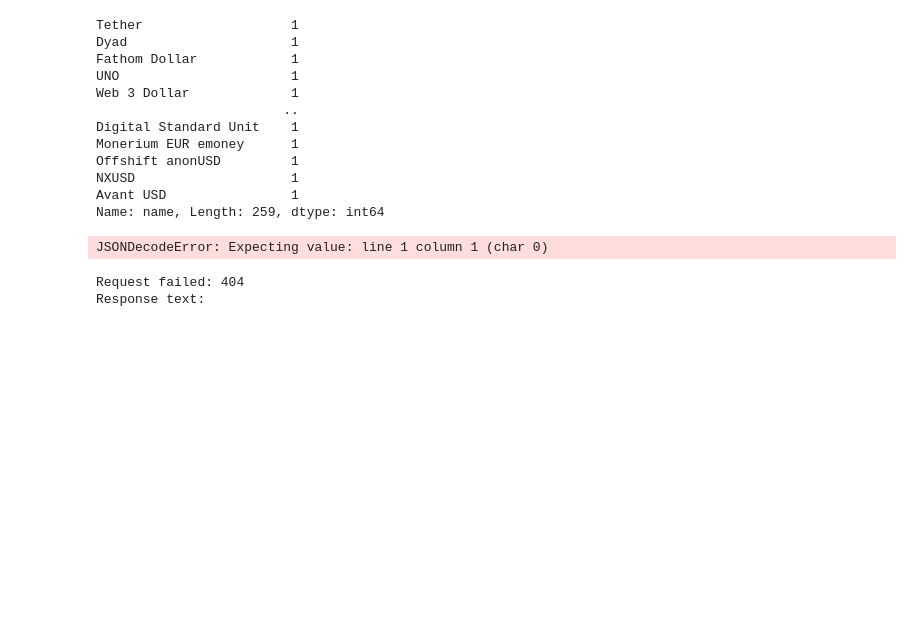
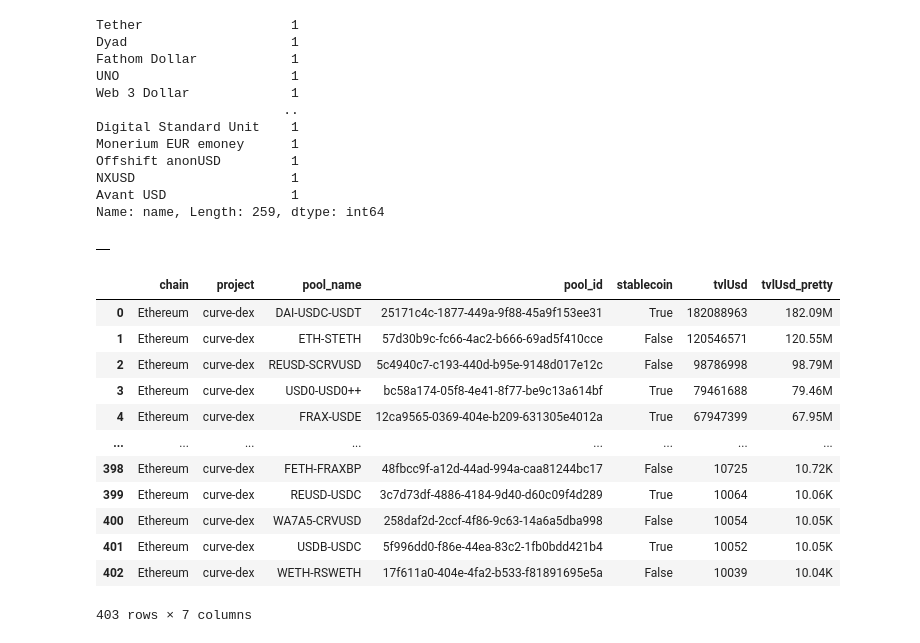
Before and after one commit to bellatrix-ds/onchain-analytics, a Jupyter notebook: 01_Market_Making/Market Making.ipynb, the cells around one changed output. Drawn from its saved outputs; the diff is of its cells as text; code cells hidden in the pictures; blank space fills up the shorter version.

```diff
--- a/01_Market_Making/Market Making.ipynb
+++ b/01_Market_Making/Market Making.ipynb
@@ -520,45 +520,5 @@ Offshift anonUSD         1
 NXUSD                    1
 Avant USD                1
 Name: name, Length: 259, dtype: int64
-# %%
-url = "https://api.llama.fi/protocol/curve"
-response = requests.get(url)
-curve_data = response.json()
-
-df_chain_tvls = pd.DataFrame.from_dict(curve_data['chainTvls'], orient='index', columns=['tvl'])
-
-df_current_pools = pd.DataFrame.from_dict(curve_data['currentChainTvls']['Ethereum'], orient='index', columns=['tvl'])
-# %% [output]
-JSONDecodeError: Expecting value: line 1 column 1 (char 0)
 # %%
 df_current_pools
-# %%
-import requests
-import pandas as pd
-
-url = "https://api.llama.fi/v1/protocol/curve"  # ← این درسته!
-headers = {"User-Agent": "Mozilla/5.0"}
-response = requests.get(url, headers=headers)
-
-if response.status_code == 200:
-    data = response.json()
-
-    # نمایش ساختار کلی دیتا
-    print("کلیدهای اصلی:", data.keys())
-
-    # ساخت df از chain-level TVL
-    df_chain_tvls = pd.DataFrame.from_dict(data['chainTvls'], orient='index', columns=['tvl'])
-
-    # snapshot فعلی استخرهای Curve روی Ethereum
-    df_current_pools = pd.DataFrame.from_dict(
-        data['currentChainTvls']['Ethereum'], orient='index', columns=['tvl']
-    )
-
-    print(df_current_pools.head())
-
-else:
-    print("Request failed:", response.status_code)
-    print("Response text:", response.text[:300])
-# %% [output]
-Request failed: 404
-Response text:
@@ -564,0 +547,4 @@ Response text:
+# %%
+df_curve_eth
+# %% [output]
+|  |
@@ -564,0 +588,16 @@ Response text:
+# %%
+df_curve_eth
+# %% [output]
+|  | chain | project | pool_name | pool_id | stablecoin | tvlUsd | tvlUsd_pretty |
+| 0 | Ethereum | curve-dex | DAI-USDC-USDT | 25171c4c-1877-449a-9f88-45a9f153ee31 | True | 182088963 | 182.09M |
+| 1 | Ethereum | curve-dex | ETH-STETH | 57d30b9c-fc66-4ac2-b666-69ad5f410cce | False | 120546571 | 120.55M |
+| 2 | Ethereum | curve-dex | REUSD-SCRVUSD | 5c4940c7-c193-440d-b95e-9148d017e12c | False | 98786998 | 98.79M |
+| 3 | Ethereum | curve-dex | USD0-USD0++ | bc58a174-05f8-4e41-8f77-be9c13a614bf | True | 79461688 | 79.46M |
+| 4 | Ethereum | curve-dex | FRAX-USDE | 12ca9565-0369-404e-b209-631305e4012a | True | 67947399 | 67.95M |
+| ... | ... | ... | ... | ... | ... | ... | ... |
+| 398 | Ethereum | curve-dex | FETH-FRAXBP | 48fbcc9f-a12d-44ad-994a-caa81244bc17 | False | 10725 | 10.72K |
+| 399 | Ethereum | curve-dex | REUSD-USDC | 3c7d73df-4886-4184-9d40-d60c09f4d289 | True | 10064 | 10.06K |
+| 400 | Ethereum | curve-dex | WA7A5-CRVUSD | 258daf2d-2ccf-4f86-9c63-14a6a5dba998 | False | 10054 | 10.05K |
+| 401 | Ethereum | curve-dex | USDB-USDC | 5f996dd0-f86e-44ea-83c2-1fb0bdd421b4 | True | 10052 | 10.05K |
+| 402 | Ethereum | curve-dex | WETH-RSWETH | 17f611a0-404e-4fa2-b533-f81891695e5a | False | 10039 | 10.04K |
+403 rows × 7 columns
```
Also changed, not shown: parts of 8 cells of this notebook, 7 other files.
